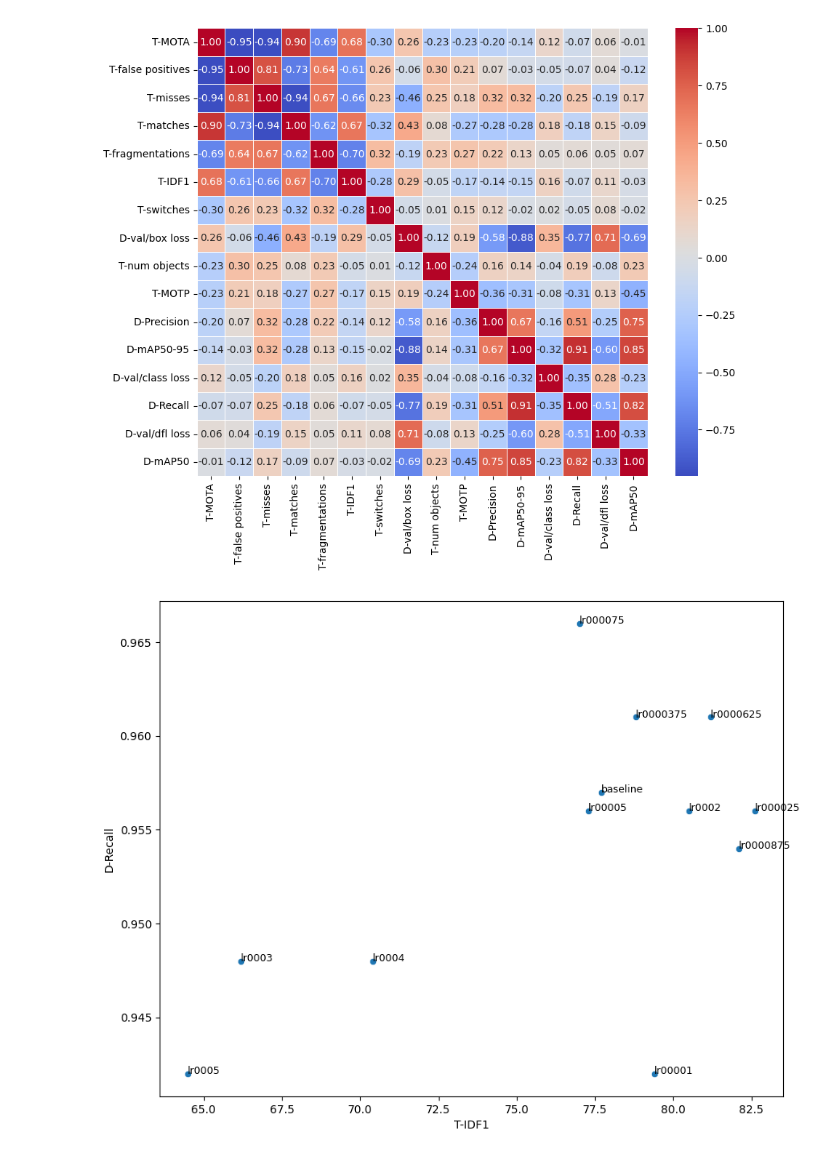
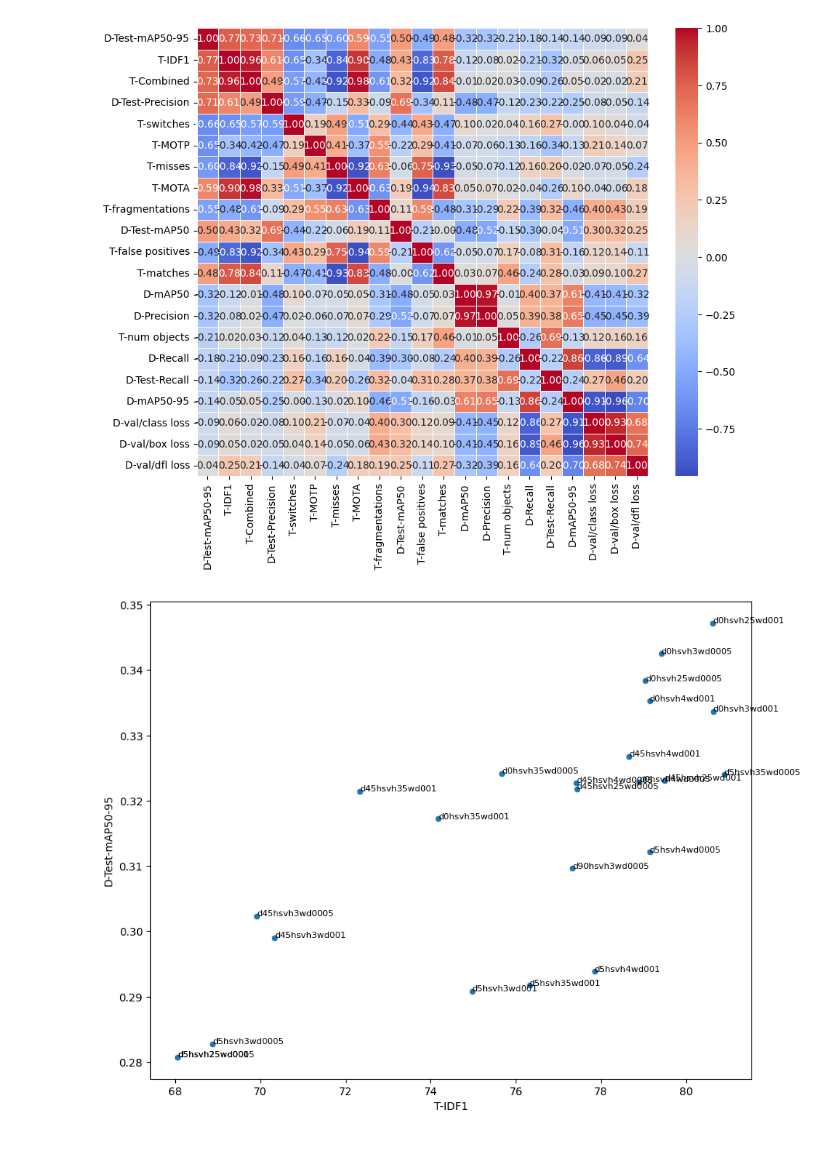
Before and after one commit to psfrench76/dolphin_tracker, a Jupyter notebook: src/DetectorTrackerCorrelation.ipynb, the cells around one changed output. Saved outputs shown, nothing was run; the diff lists cells and outputs as text; code cells hidden in the pictures.

Commit message:
added experiment filters to notebook

```diff
--- a/src/DetectorTrackerCorrelation.ipynb
+++ b/src/DetectorTrackerCorrelation.ipynb
@@ -1,20 +1,27 @@
 # %%
-data_path = '../../files/e23_run_stats_losses.csv'
+data_path = '../../files/detect-track-corr.csv'
 import pandas as pd
 import seaborn as sns
 import matplotlib.pyplot as plt
 import re
 # %%
-def plot_sorted_correlation_matrix(data_path, sort_by_metric=None, hp_filter=None):
+import pandas as pd
+import re
+import matplotlib.pyplot as plt
+import seaborn as sns
+
+def plot_sorted_correlation_matrix(data_path, sort_by_metric=None, hp_filter=None, experiment_filter=None):
     """
     Generates a visual correlation matrix sorted by the absolute value of the correlation to a given metric.
     If no metric is provided, the correlation matrix is displayed in the order of the data.
     If hp_filter is provided, only examples matching the filter are included, except for the baseline examples.
+    If experiment_filter is provided, only examples containing "exp[exp number]" are included.
 
     Parameters:
     data_path (str): Path to the CSV file containing the data.
     sort_by_metric (str, optional): The metric by which to sort the correlation matrix.
     hp_filter (str, optional): The filter to apply to the examples.
+    experiment_filter (str, optional): The experiment filter to apply to the examples.
     """
     # Read the data from the CSV file
     data = pd.read_csv(data_path)
@@ -22,8 +29,10 @@ def plot_sorted_correlation_matrix(data_path, sort_by_metric=None, hp_filter=Non
     # Drop the first column as it is treated as a text example name
     example_names = data.iloc[:, 0]
     data = data.drop(data.columns[0], axis=1)
-    #Drop last column
-    data = data.drop(data.columns[-1], axis=1)
+
+    # Drop columns that do not start with "D-" or "T-"
+    columns_to_keep = [col for col in data.columns if col.startswith("D-") or col.startswith("T-")]
+    data = data[columns_to_keep]
 
     # Remove percent signs and convert to float
     data = data.map(lambda x: float(x.strip('%')) if isinstance(x, str) and x.endswith('%') else x)
@@ -34,6 +43,13 @@ def plot_sorted_correlation_matrix(data_path, sort_by_metric=None, hp_filter=Non
         mask = example_names.str.contains(pattern)
         data = data[mask]
         example_names = example_names[mask]
+
+    if experiment_filter:
+        # Filter the examples based on the experiment_filter
+        exp_pattern = re.compile(f'exp{experiment_filter}')
+        exp_mask = example_names.str.contains(exp_pattern)
+        data = data[exp_mask]
+        example_names = example_names[exp_mask]
 
     # Calculate the correlation matrix
     correlation_matrix = data.corr()
@@ -99,11 +129,11 @@ def plot_scatter(data_path, x_metric, y_metric, hp_filter=None):
     # Show the plot
     plt.show()
 # %%
-plot_sorted_correlation_matrix(data_path, "T-MOTA")
+plot_sorted_correlation_matrix(data_path, "D-Test-mAP50-95", experiment_filter=26)
 # %% [output]
-[figure, old version]
+[figure, new version]
 # %%
 # Example usage
-plot_scatter(data_path, 'T-IDF1', 'D-Recall', 'lr')
+plot_scatter(data_path, 'T-IDF1', 'D-Test-mAP50-95', experiment_filter=26)
 # %% [output]
-[figure, old version]
+[figure, new version]
```
Also changed, not shown: parts of 1 cell of this notebook.
